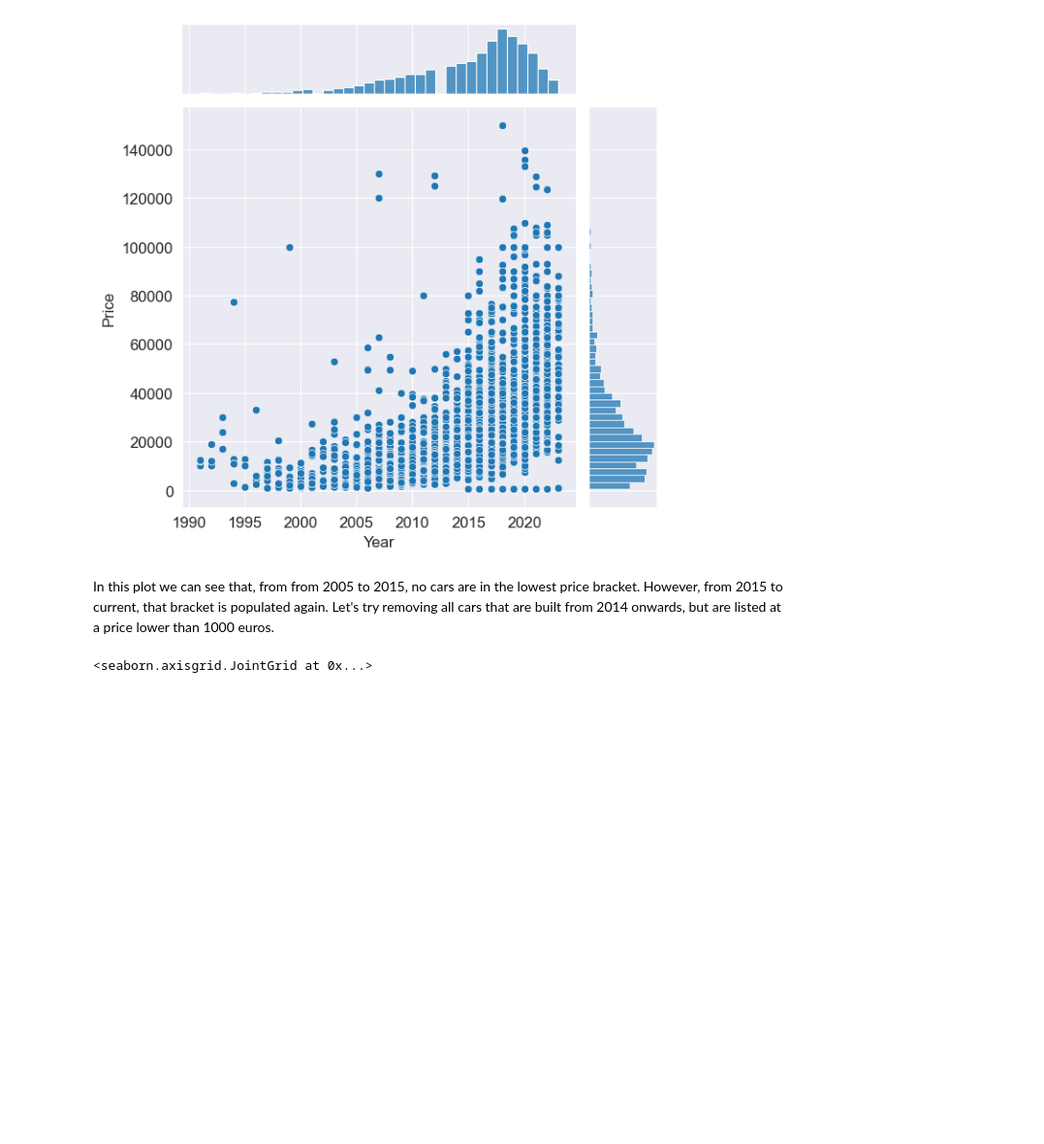
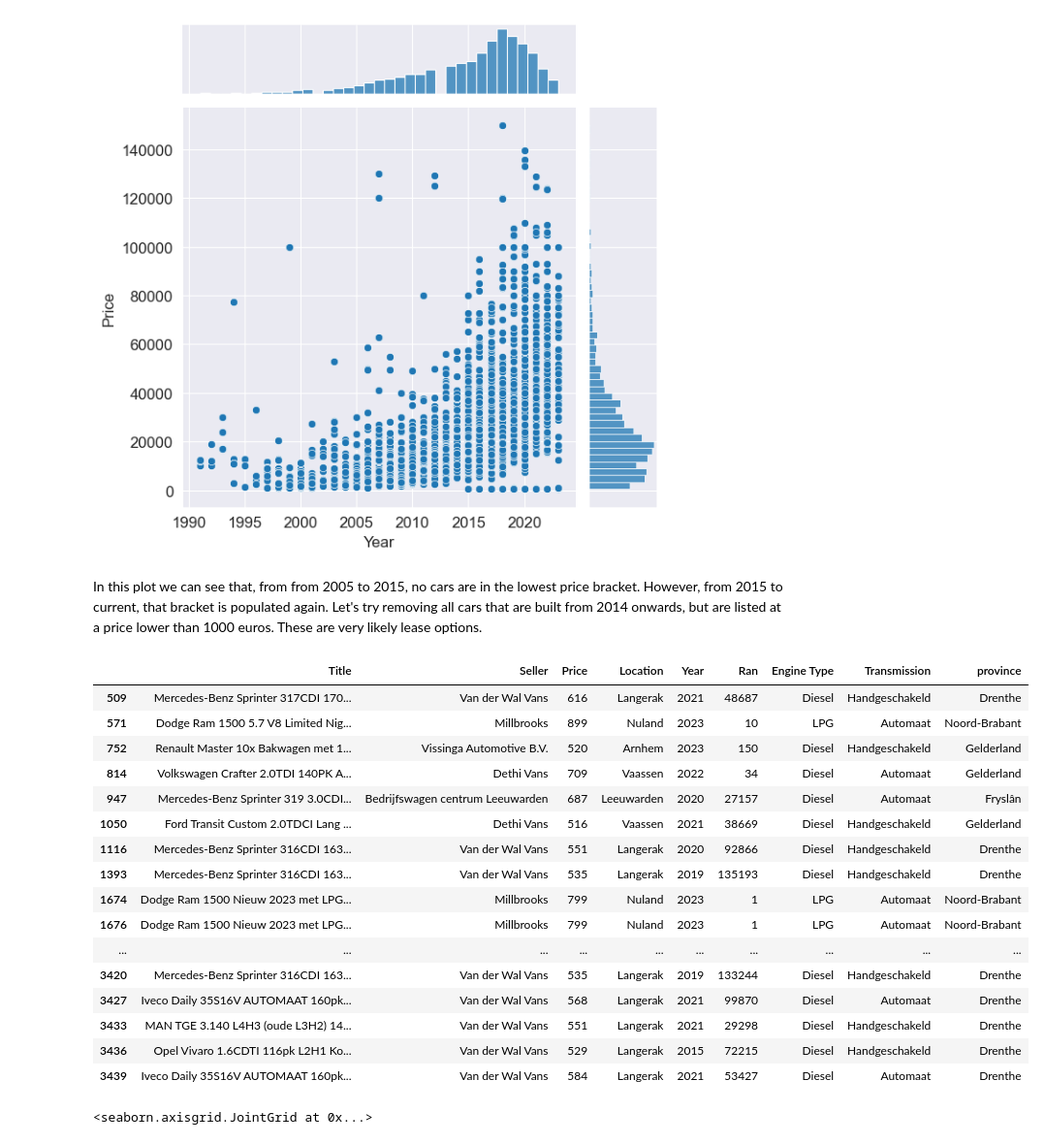
Before and after one commit to pasicdino/carmadness, a Jupyter notebook: main.ipynb, the cells around one changed output. Shown: that part at 97% size. Cells and saved outputs as stored; diff of their text form; code cells hidden in the pictures; blank space fills up the shorter version.

```diff
--- a/main.ipynb
+++ b/main.ipynb
@@ -257,7 +291,27 @@ sns.jointplot(x='Year', y='Price', data=df)
 <seaborn.axisgrid.JointGrid at 0x...>
 [figure]
 # %% [markdown]
-In this plot we can see that, from from 2005 to 2015, no cars are in the lowest price bracket. However, from 2015 to current, that bracket is populated again. Let's try removing all cars that are built from 2014 onwards, but are listed at a price lower than 1000 euros.
+In this plot we can see that, from from 2005 to 2015, no cars are in the lowest price bracket. However, from 2015 to current, that bracket is populated again. Let's try removing all cars that are built from 2014 onwards, but are listed at a price lower than 1000 euros. These are very likely lease options.
+# %%
+df[(df.Year>=2013) & (df.Price<=1000)]
+# %% [output]
+|  | Title | Seller | Price | Location | Year | Ran | Engine Type | Transmission | province |
+| 509 | Mercedes-Benz Sprinter 317CDI 170... | Van der Wal Vans | 616 | Langerak | 2021 | 48687 | Diesel | Handgeschakeld | Drenthe |
+| 571 | Dodge Ram 1500 5.7 V8 Limited Nig... | Millbrooks | 899 | Nuland | 2023 | 10 | LPG | Automaat | Noord-Brabant |
+| 752 | Renault Master 10x Bakwagen met 1... | Vissinga Automotive B.V. | 520 | Arnhem | 2023 | 150 | Diesel | Handgeschakeld | Gelderland |
+| 814 | Volkswagen Crafter 2.0TDI 140PK A... | Dethi Vans | 709 | Vaassen | 2022 | 34 | Diesel | Automaat | Gelderland |
+| 947 | Mercedes-Benz Sprinter 319 3.0CDI... | Bedrijfswagen centrum Leeuwarden | 687 | Leeuwarden | 2020 | 27157 | Diesel | Automaat | Fryslân |
+| 1050 | Ford Transit Custom 2.0TDCI Lang ... | Dethi Vans | 516 | Vaassen | 2021 | 38669 | Diesel | Handgeschakeld | Gelderland |
+| 1116 | Mercedes-Benz Sprinter 316CDI 163... | Van der Wal Vans | 551 | Langerak | 2020 | 92866 | Diesel | Handgeschakeld | Drenthe |
+| 1393 | Mercedes-Benz Sprinter 316CDI 163... | Van der Wal Vans | 535 | Langerak | 2019 | 135193 | Diesel | Handgeschakeld | Drenthe |
+| 1674 | Dodge Ram 1500 Nieuw 2023 met LPG... | Millbrooks | 799 | Nuland | 2023 | 1 | LPG | Automaat | Noord-Brabant |
+| 1676 | Dodge Ram 1500 Nieuw 2023 met LPG... | Millbrooks | 799 | Nuland | 2023 | 1 | LPG | Automaat | Noord-Brabant |
+| ... | ... | ... | ... | ... | ... | ... | ... | ... | ... |
+| 3420 | Mercedes-Benz Sprinter 316CDI 163... | Van der Wal Vans | 535 | Langerak | 2019 | 133244 | Diesel | Handgeschakeld | Drenthe |
+| 3427 | Iveco Daily 35S16V AUTOMAAT 160pk... | Van der Wal Vans | 568 | Langerak | 2021 | 99870 | Diesel | Automaat | Drenthe |
+| 3433 | MAN TGE 3.140 L4H3 (oude L3H2) 14... | Van der Wal Vans | 551 | Langerak | 2021 | 29298 | Diesel | Handgeschakeld | Drenthe |
+| 3436 | Opel Vivaro 1.6CDTI 116pk L2H1 Ko... | Van der Wal Vans | 529 | Langerak | 2015 | 72215 | Diesel | Handgeschakeld | Drenthe |
+| 3439 | Iveco Daily 35S16V AUTOMAAT 160pk... | Van der Wal Vans | 584 | Langerak | 2021 | 53427 | Diesel | Automaat | Drenthe |
 # %%
 df = df[(df.Year<=2013) | (df.Price>=1000)]
 sns.jointplot(x='Year', y='Price', data=df)
```
Also changed, not shown: parts of 30 cells of this notebook, 1 other file.
